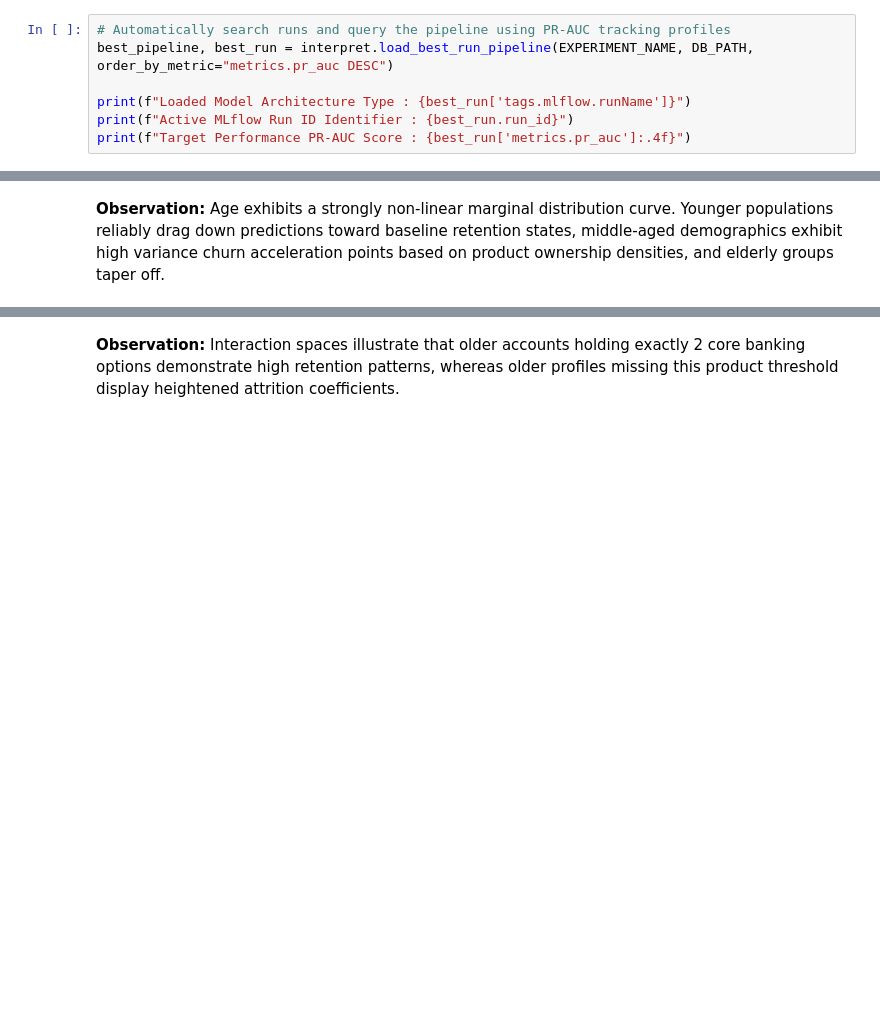
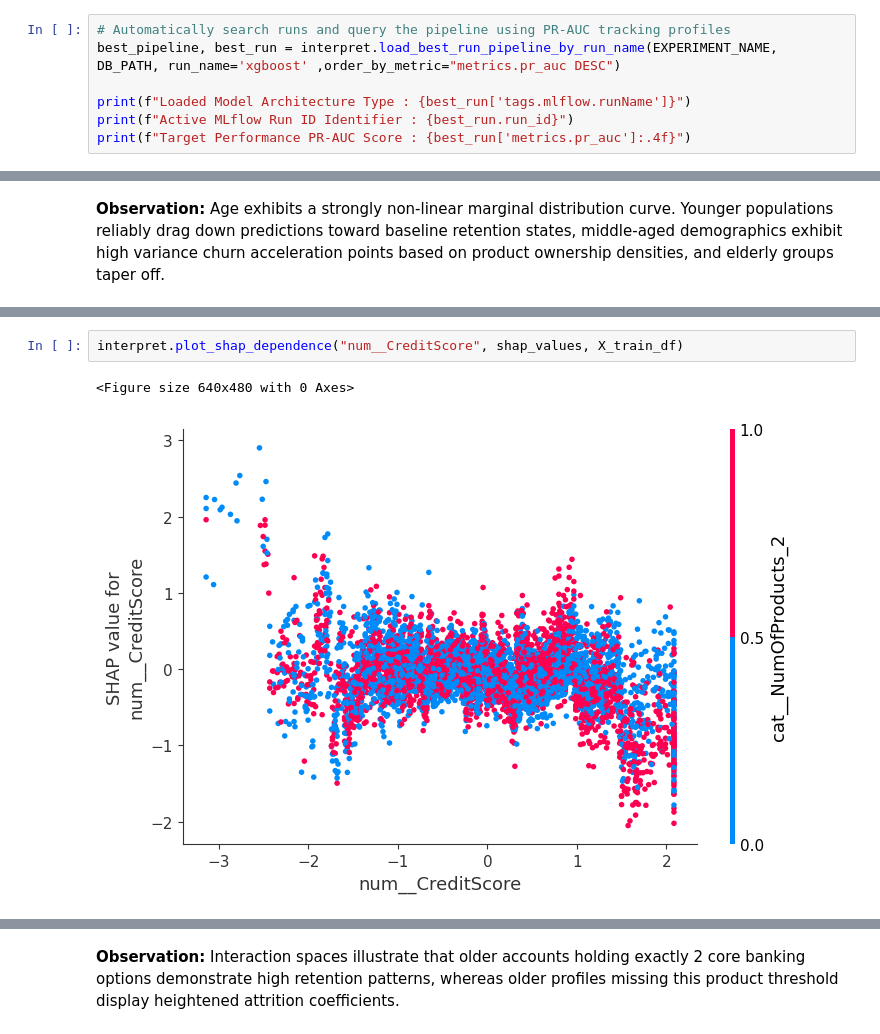
Before and after one commit to hectorvargas-dot/ml_hands_on_project, a Jupyter notebook: notebooks/4.0-havg-importance-shap-tree-explainer.ipynb, the cells around one changed output, grey strips where cells are left out. Cells and saved outputs as stored; diff of their text form; blank space fills up the shorter version.

```diff
--- a/notebooks/4.0-havg-importance-shap-tree-explainer.ipynb
+++ b/notebooks/4.0-havg-importance-shap-tree-explainer.ipynb
@@ -21,7 +21,7 @@ EXPERIMENT_NAME = "customer-churn-simple-no-complain-feature"
 ## 2. Load Top Performing Pipeline from MLflow Registry
 # %%
 # Automatically search runs and query the pipeline using PR-AUC tracking profiles
-best_pipeline, best_run = interpret.load_best_run_pipeline(EXPERIMENT_NAME, DB_PATH, order_by_metric="metrics.pr_auc DESC")
+best_pipeline, best_run = interpret.load_best_run_pipeline_by_run_name(EXPERIMENT_NAME, DB_PATH, run_name='xgboost' ,order_by_metric="metrics.pr_auc DESC")
 
 print(f"Loaded Model Architecture Type : {best_run['tags.mlflow.runName']}")
 print(f"Active MLflow Run ID Identifier : {best_run.run_id}")
@@ -73,2 +105,7 @@ interpret.plot_shap_dependence("num__Balance", shap_values, X_train_df)
+# %%
+interpret.plot_shap_dependence("num__CreditScore", shap_values, X_train_df)
+# %% [output]
+<Figure size 640x480 with 0 Axes>
+[figure, added]
 # %%
 interpret.plot_shap_dependence("num__Satisfaction Score", shap_values, X_train_df)
```
Also changed, not shown: parts of 11 cells of this notebook, 38 other files.
